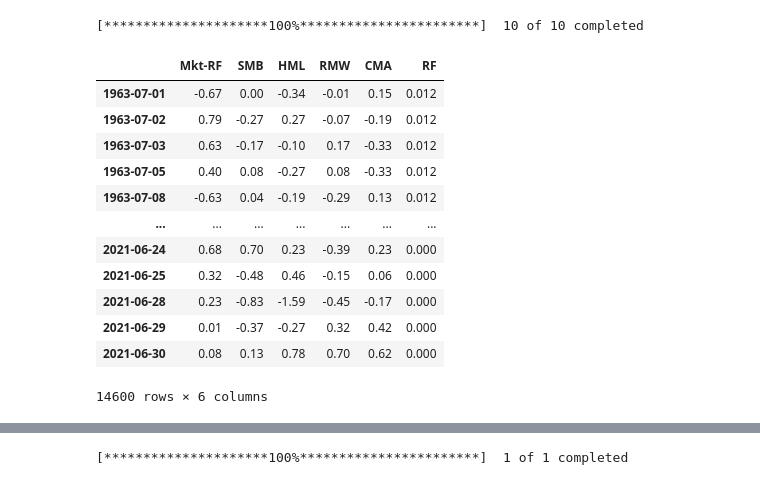
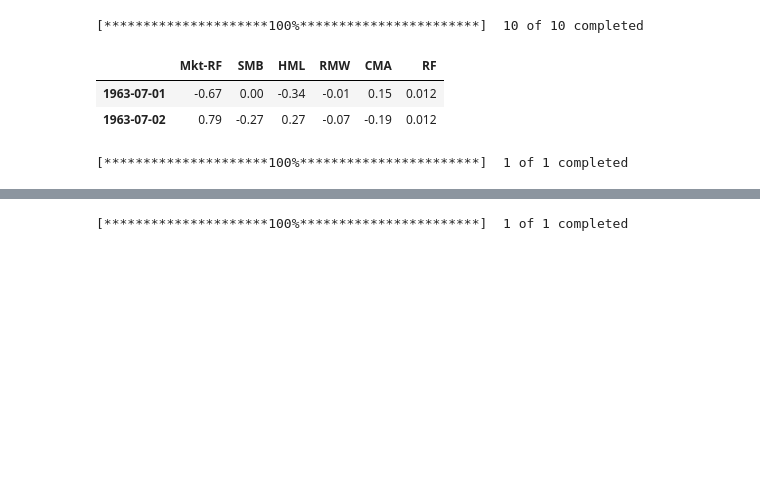
Before and after one commit to charx7/stonks-only-go-up, a Jupyter notebook: notebooks/stonks_example.ipynb, the cells around one changed output, grey strips where cells are left out. Saved outputs shown, nothing was run; the diff lists cells and outputs as text; code cells hidden in the pictures; blank space fills up the shorter version.

Commit message:
computation of ff-expected returns of the stocks

```diff
--- a/notebooks/stonks_example.ipynb
+++ b/notebooks/stonks_example.ipynb
@@ -37,18 +37,17 @@ dr.fetch_market_caps()
 # %%
 ## Fama-French
 # %%
-dr.ff_factors
+dr.ff_factors.head(2)
 # %% [output]
 |  | Mkt-RF | SMB | HML | RMW | CMA | RF |
 | 1963-07-01 | -0.67 | 0.00 | -0.34 | -0.01 | 0.15 | 0.012 |
 | 1963-07-02 | 0.79 | -0.27 | 0.27 | -0.07 | -0.19 | 0.012 |
-| 1963-07-03 | 0.63 | -0.17 | -0.10 | 0.17 | -0.33 | 0.012 |
-| 1963-07-05 | 0.40 | 0.08 | -0.27 | 0.08 | -0.33 | 0.012 |
-| 1963-07-08 | -0.63 | 0.04 | -0.19 | -0.29 | 0.13 | 0.012 |
-| ... | ... | ... | ... | ... | ... | ... |
-| 2021-06-24 | 0.68 | 0.70 | 0.23 | -0.39 | 0.23 | 0.000 |
-| 2021-06-25 | 0.32 | -0.48 | 0.46 | -0.15 | 0.06 | 0.000 |
-| 2021-06-28 | 0.23 | -0.83 | -1.59 | -0.45 | -0.17 | 0.000 |
-| 2021-06-29 | 0.01 | -0.37 | -0.27 | 0.32 | 0.42 | 0.000 |
-| 2021-06-30 | 0.08 | 0.13 | 0.78 | 0.70 | 0.62 | 0.000 |
-14600 rows × 6 columns
+# %%
+mmds = MarketModels(
+    dr.df_stocks_bkfilled,  # stocks historical data from the MktDataReader class
+    model = "vanilla-ff",  # name of the model to get the estimated returns + covar matrices
+    mcaps = dr.mcaps,  # market caps from the MktDataReader class
+    ff_factors_df = dr.ff_factors  # fetched fama-french factors
+)
+# %% [output]
+[*********************100%***********************]  1 of 1 completed
```
Also changed, not shown: parts of 2 cells of this notebook, 2 other files.
